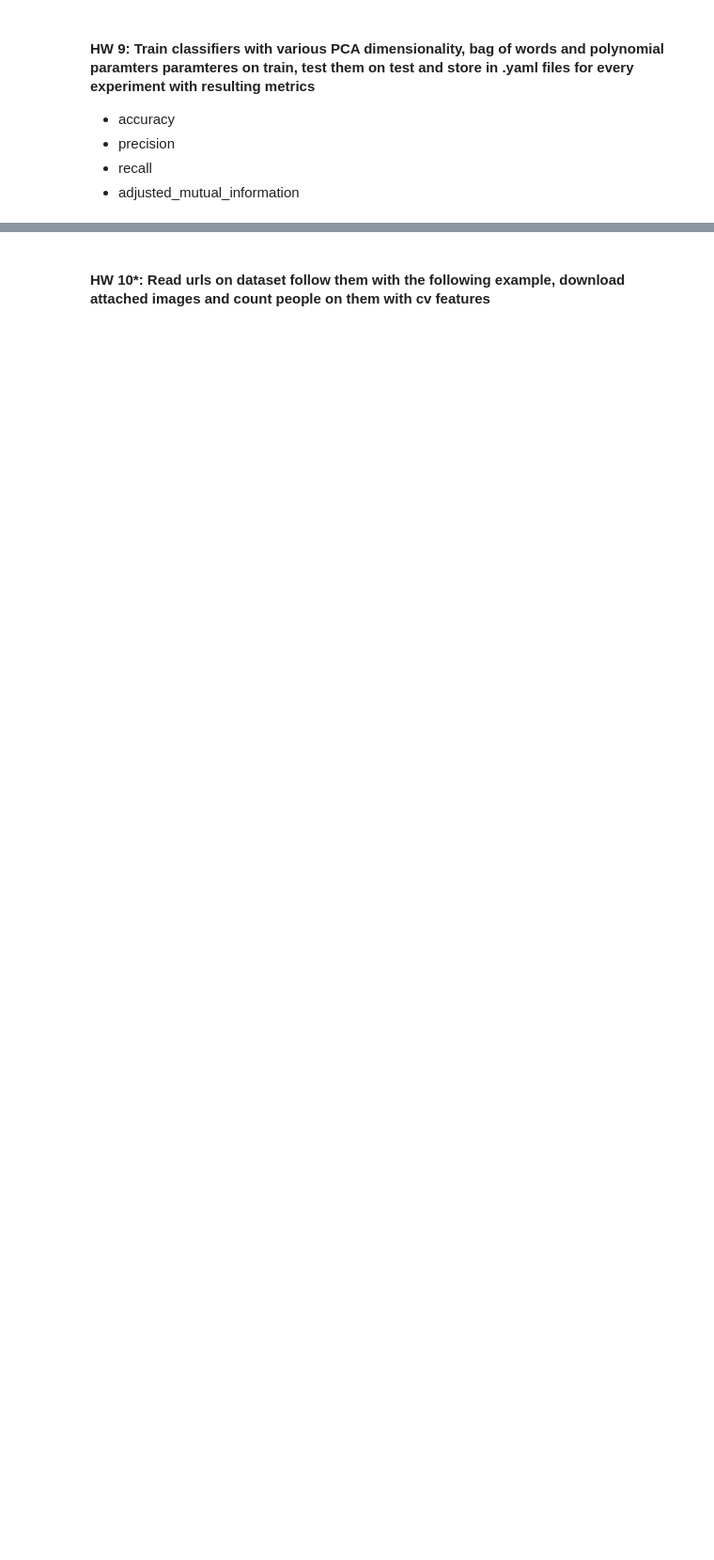
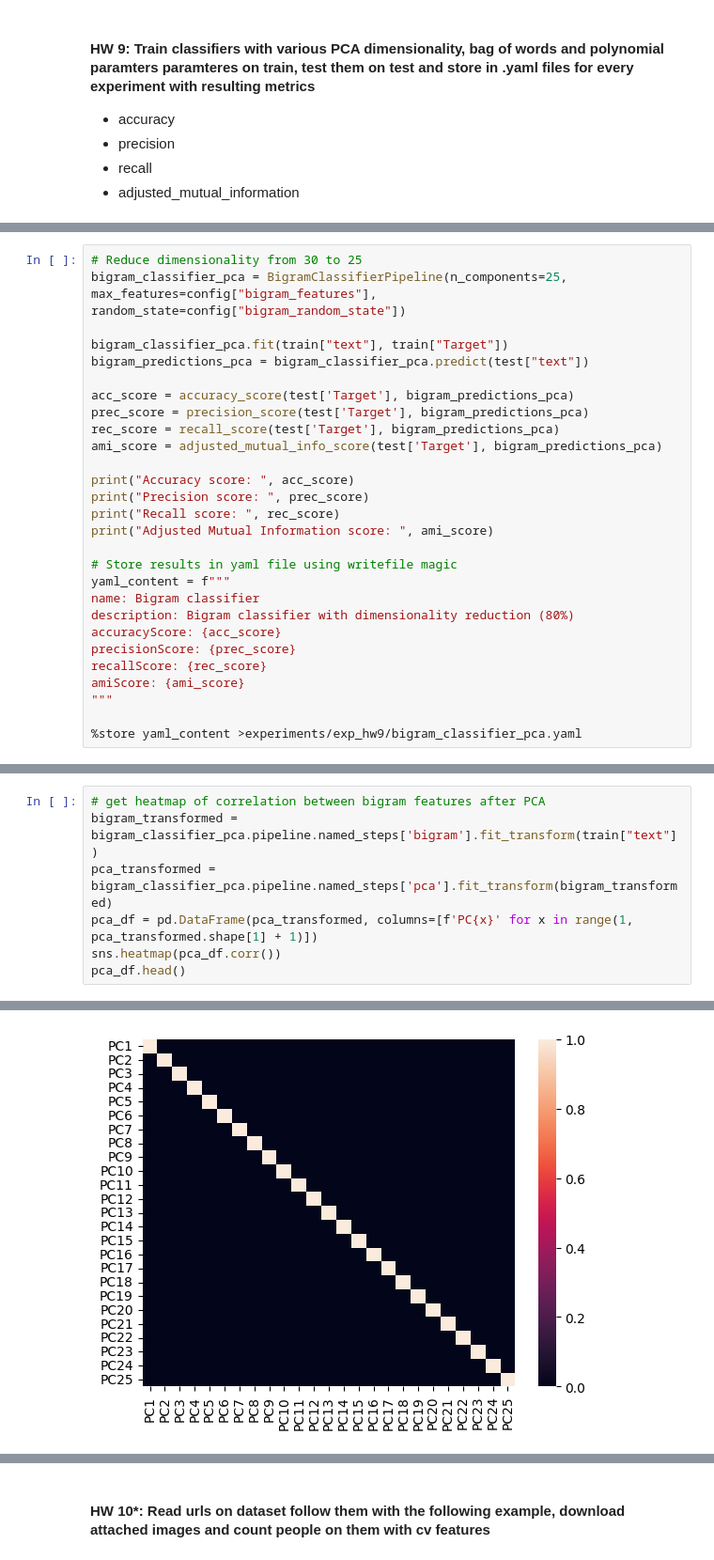
Before and after one commit to fortune-max/M4-python-refresher-ml, a Jupyter notebook: Fortune_BigHomework2.ipynb, the cells around one changed output, grey strips where cells are left out. Shown: that part at 94% size. Saved outputs shown, nothing was run; the diff lists cells and outputs as text; blank space fills up the shorter version.

```diff
--- a/Fortune_BigHomework2.ipynb
+++ b/Fortune_BigHomework2.ipynb
@@ -343,0 +277,28 @@ AMI score: 0.5971830946460774
+# %%
+# Reduce dimensionality from 30 to 25
+bigram_classifier_pca = BigramClassifierPipeline(n_components=25, max_features=config["bigram_features"], random_state=config["bigram_random_state"])
+
+bigram_classifier_pca.fit(train["text"], train["Target"])
+bigram_predictions_pca = bigram_classifier_pca.predict(test["text"])
+
+acc_score = accuracy_score(test['Target'], bigram_predictions_pca)
+prec_score = precision_score(test['Target'], bigram_predictions_pca)
+rec_score = recall_score(test['Target'], bigram_predictions_pca)
+ami_score = adjusted_mutual_info_score(test['Target'], bigram_predictions_pca)
+
+print("Accuracy score: ", acc_score)
+print("Precision score: ", prec_score)
+print("Recall score: ", rec_score)
+print("Adjusted Mutual Information score: ", ami_score)
+
+# Store results in yaml file using writefile magic
+yaml_content = f"""
+name: Bigram classifier
+description: Bigram classifier with dimensionality reduction (80%)
+accuracyScore: {acc_score}
+precisionScore: {prec_score}
+recallScore: {rec_score}
+amiScore: {ami_score}
+"""
+
+%store yaml_content >experiments/exp_hw9/bigram_classifier_pca.yaml
@@ -343,0 +312,8 @@ AMI score: 0.5971830946460774
+# %%
+# get heatmap of correlation between bigram features after PCA
+bigram_transformed = bigram_classifier_pca.pipeline.named_steps['bigram'].fit_transform(train["text"])
+pca_transformed = bigram_classifier_pca.pipeline.named_steps['pca'].fit_transform(bigram_transformed)
+pca_df = pd.DataFrame(pca_transformed, columns=[f'PC{x}' for x in range(1, pca_transformed.shape[1] + 1)])
+sns.heatmap(pca_df.corr())
+pca_df.head()
+# %% [output]
@@ -343,0 +327 @@ AMI score: 0.5971830946460774
+[figure, added]
```
Also changed, not shown: parts of 26 cells of this notebook, 12 other files.
